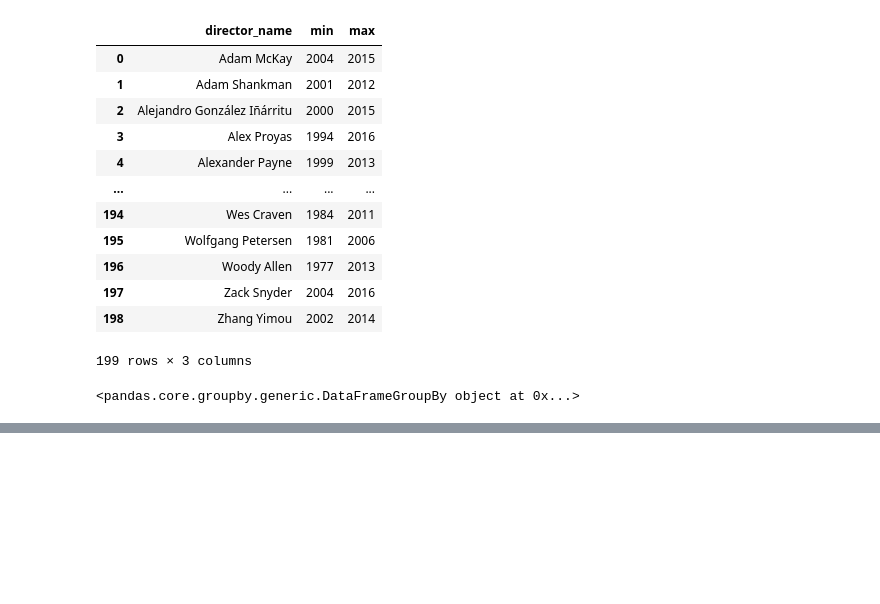
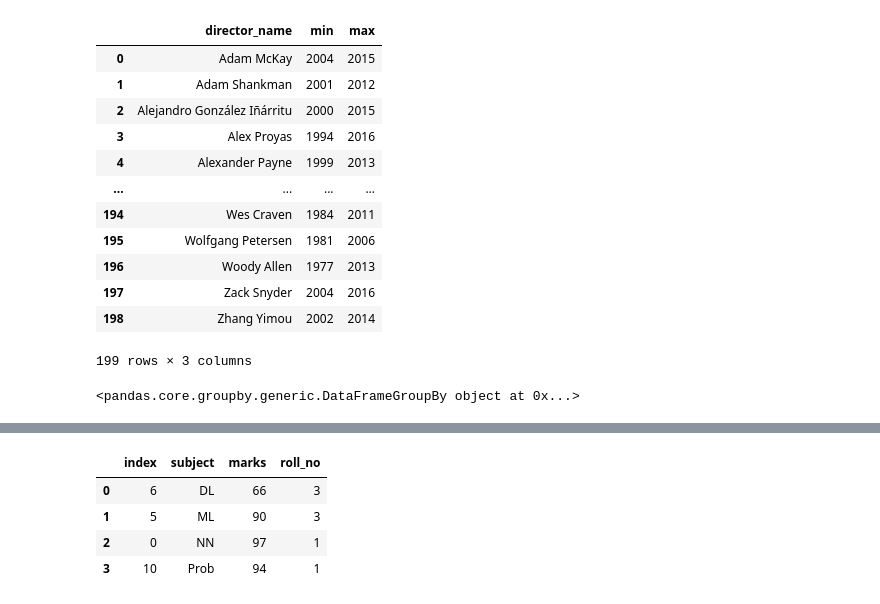
Before and after one commit to shivraj7/scalar, a Jupyter notebook: Pandas3.ipynb, the cells around one changed output, grey strips where cells are left out. Saved outputs shown, nothing was run; the diff lists cells and outputs as text; code cells hidden in the pictures; blank space fills up the shorter version.

```diff
--- a/Pandas3.ipynb
+++ b/Pandas3.ipynb
@@ -586,0 +762,3 @@ result
+# %%
+result = df.loc[df.groupby(by = 'subject')['marks'].idxmax()][['subject','marks','roll_no']]
+result
@@ -586,0 +771,9 @@ result
+# %%
+result = result.reset_index()
+result
+# %% [output]
+|  | index | subject | marks | roll_no |
+| 0 | 6 | DL | 66 | 3 |
+| 1 | 5 | ML | 90 | 3 |
+| 2 | 0 | NN | 97 | 1 |
+| 3 | 10 | Prob | 94 | 1 |
```
Also changed, not shown: parts of 47 cells of this notebook.
